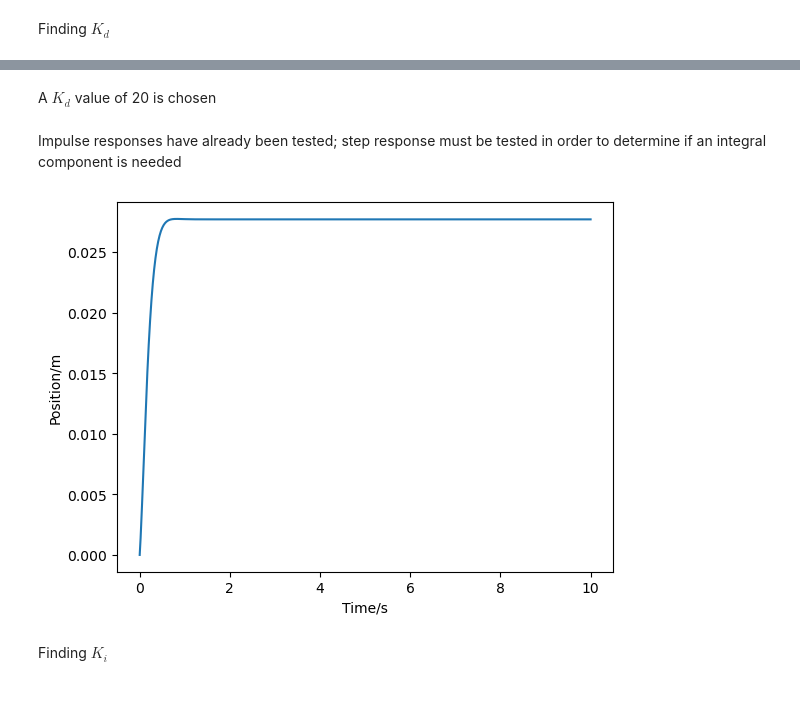
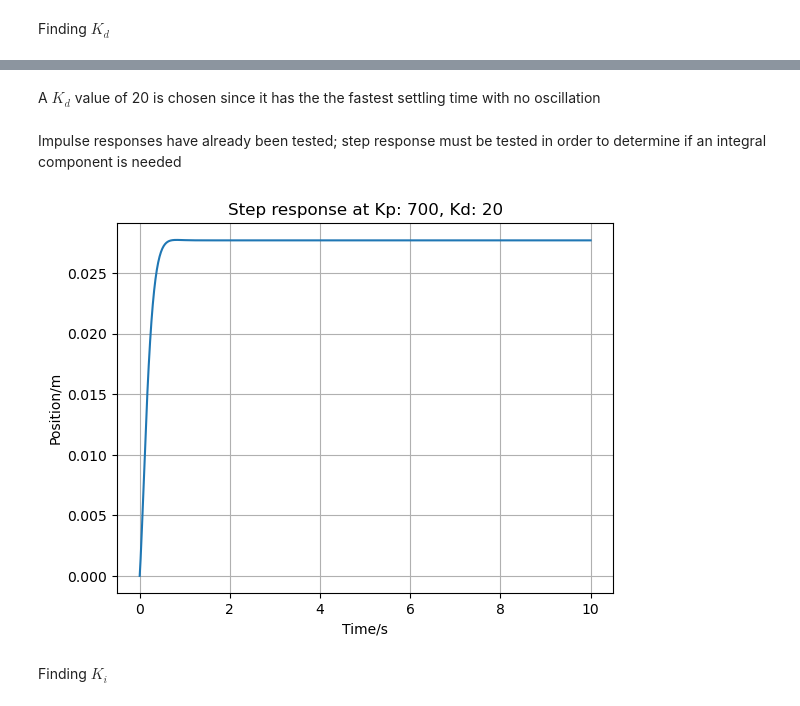
Before and after one commit to Klau05QUB/ELE2038-Coursework, a Jupyter notebook: PID_Controller.ipynb, the cells around one changed output, grey strips where cells are left out. Saved outputs shown, nothing was run; the diff lists cells and outputs as text; code cells hidden in the pictures.

```diff
--- a/PID_Controller.ipynb
+++ b/PID_Controller.ipynb
@@ -119,24 +123,26 @@ for Kd in [n for n in np.linspace(0,100,11)]:
 # %% [markdown]
-A $K_d$ value of 20 is chosen
+A $K_d$ value of 20 is chosen since it has the the fastest settling time with no oscillation
 # %% [markdown]
 Impulse responses have already been tested; step response must be tested in order to determine if an integral component is needed
 # %%
 #Step response
 
 Kp = 700
 Kd = 20
 Ki = 0
 
 Gc = Kp + Ki/s + Kd*s
 Gload = ctrl.feedback(Gme*Gc, Gs)
 
 time,xs = ctrl.step_response(Gload, timepts=np.linspace(0, 10, 1000))
 plt.plot(time, xs*0.01)
+plt.title(f"Step response at Kp: {Kp}, Kd: {Kd}")
 plt.xlabel("Time/s")
 plt.ylabel("Position/m")
+plt.grid()
 plt.show()
 # %% [output]
-[figure, old version]
+[figure, new version]
 # %% [markdown]
 Finding $K_i$
 # %%
```
Also changed, not shown: parts of 9 cells of this notebook, 6 other files.
